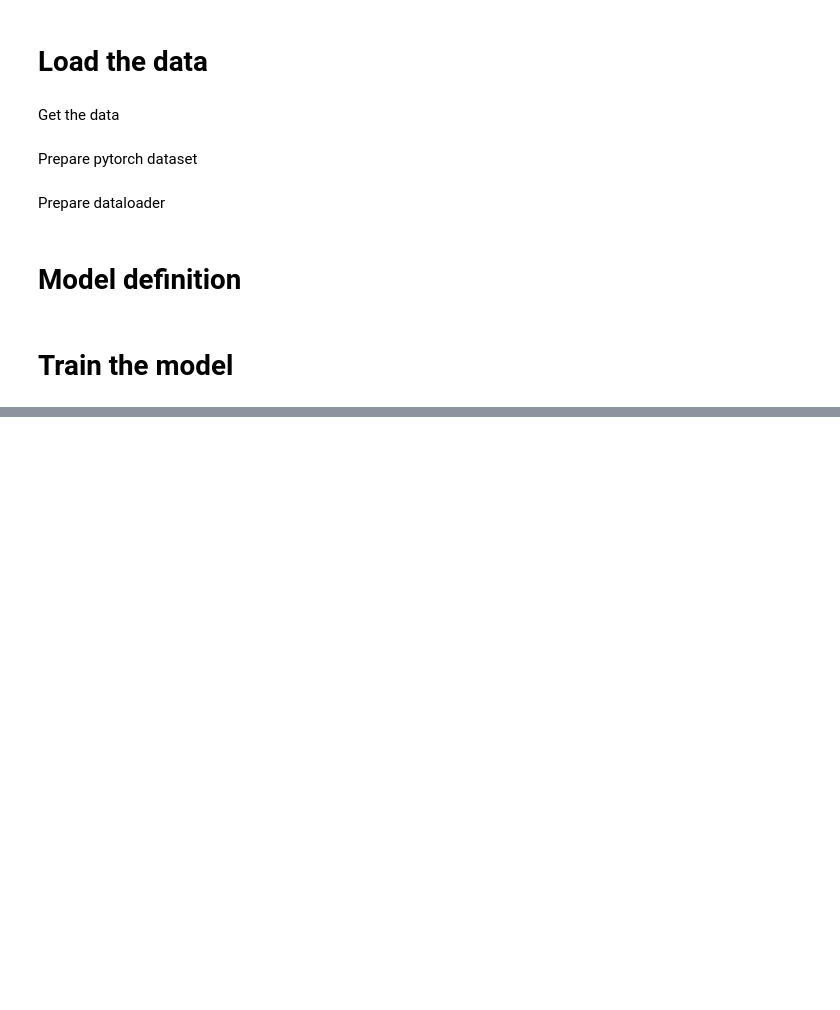
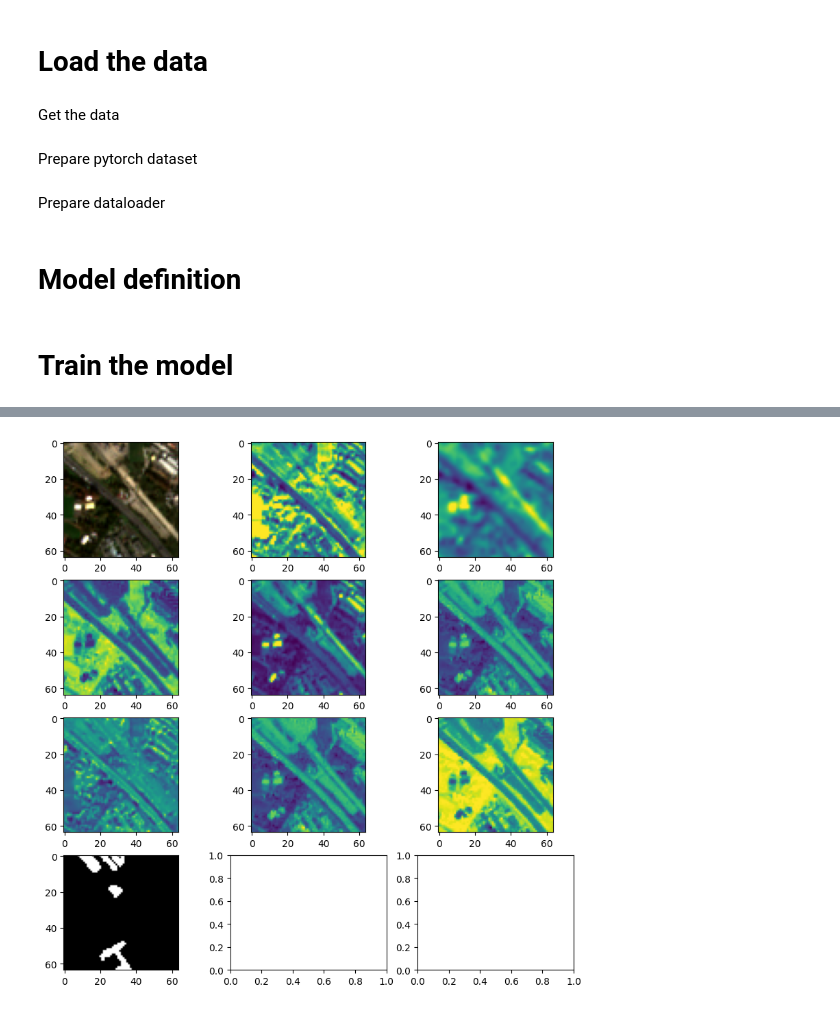
Before and after one commit to Etienne-bdt/BEI-SIA24, a Jupyter notebook: CNN.ipynb, the cells around one changed output, grey strips where cells are left out. Cells and saved outputs as stored; diff of their text form; code cells hidden in the pictures; blank space fills up the shorter version.

```diff
--- a/CNN.ipynb
+++ b/CNN.ipynb
@@ -453,0 +478,38 @@ mean diff NDWI pred - real 0.13662833
+# %%
+
+model.cpu()
+
+x,y,mask = next(iter(val_loader))
+x,y,mask = x.float(), y.float(), mask.float()
+# x,y,mask = x[0:1,:,:,:], y[0:1,:,:,:], mask[0:1,:,:,:]
+# x,y,mask = x.cpu(), y.tocpu(), mask.to(device)
+x=torch.cat([x,mask],axis=1)
+y_pred = model(x)
+batch_img=0
+fig, ax = plt.subplots(4, 3, figsize=(10,10))
+
+ax[0, 0].imshow((x[batch_img, 0:3, :, :]).permute(1,2,0).detach().numpy())
+ax[0, 1].imshow(x[batch_img, 3, :, :].detach().numpy())
+ax[0, 2].imshow(x[batch_img, 4, :, :].detach().numpy())
+ax[1, 0].imshow(x[batch_img, 5, :, :].detach().numpy())
+ax[1, 1].imshow(x[batch_img,0,:,:].detach().numpy())
+ax[1, 2].imshow(x[batch_img, 6, :, :].detach().numpy())
+ax[2, 0].imshow(x[batch_img, 7, :, :].detach().numpy())
+ax[2, 1].imshow(x[batch_img, 8, :, :].detach().numpy())
+ax[2, 2].imshow(x[batch_img, 9, :, :].detach().numpy())
+ax[3,0].imshow(mask[batch_img,0,:,:].detach().numpy(),cmap="gray")
+# ax[2, 0].imshow(x[batch_img, 6, :, :].detach().numpy())
+# ax[2, 1].imshow(y[batch_img, 6, :, :].detach().numpy())
+# # ax[2, 2].imshow(y_pred[batch_img, 6, :, :].detach().numpy())
+# ax[3, 0].imshow(x[batch_img, 7, :, :].detach().numpy())
+# ax[3, 1].imshow(y[batch_img, 7, :, :].detach().numpy())
+# # ax[3, 2].imshow(y_pred[batch_img, 7, :, :].detach().numpy())
+# ax[4, 0].imshow(x[batch_img, 8, :, :].detach().numpy())
+# ax[4, 1].imshow(y[batch_img, 8, :, :].detach().numpy())
+# # ax[4, 2].imshow(y_pred[batch_img, 8, :, :].detach().numpy())
+# ax[5, 0].imshow(x[batch_img, 9, :, :].detach().numpy())
+# ax[5, 1].imshow(y[batch_img, 9, :, :].detach().numpy())
+# # ax[5, 2].imshow(y_pred[batch_img, 9, :, :].detach().numpy())
+plt.show()
+# %% [output]
+[figure, added]
```
Also changed, not shown: parts of 10 cells of this notebook.
